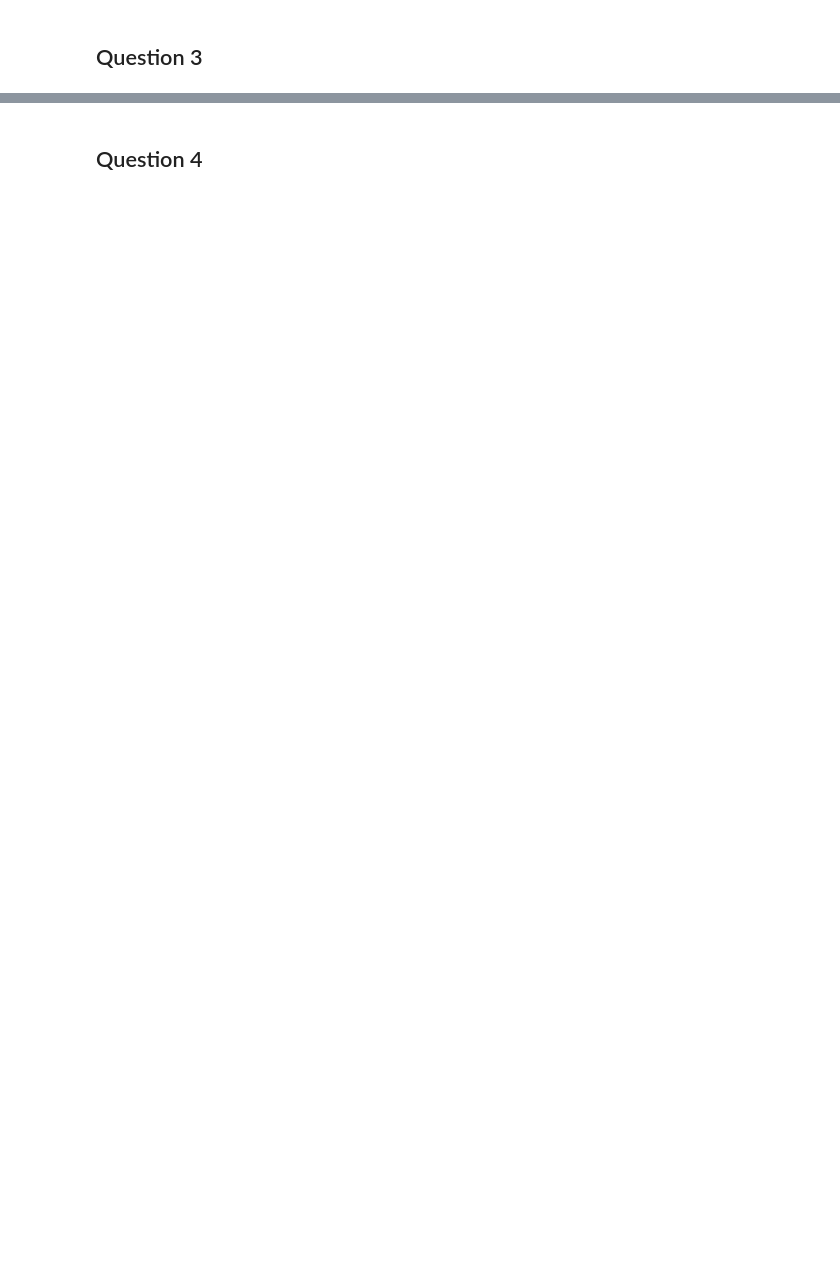
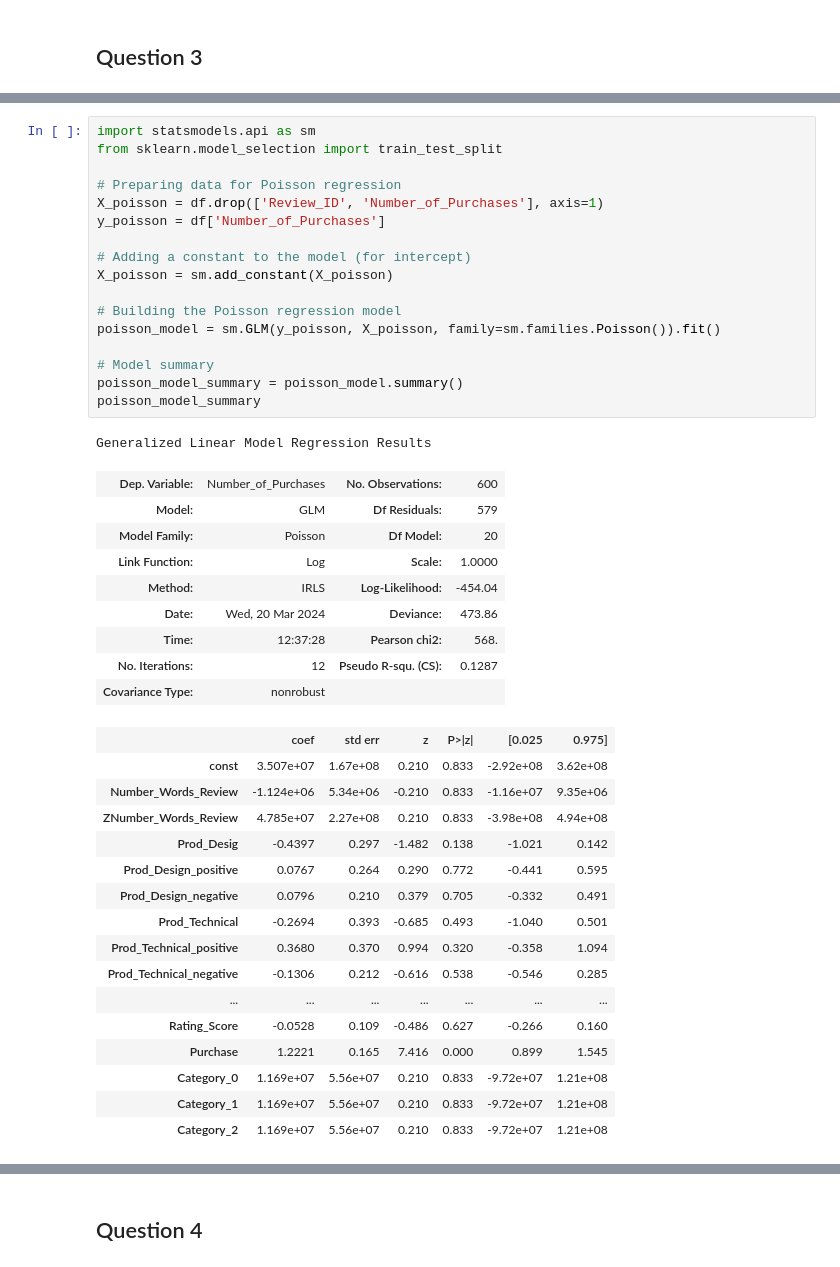
Before and after one commit to simoneassirelli/CMA_groupwork, a Jupyter notebook: notebook.ipynb, the cells around one changed output, grey strips where cells are left out. Saved outputs shown, nothing was run; the diff lists cells and outputs as text; blank space fills up the shorter version.

```diff
--- a/notebook.ipynb
+++ b/notebook.ipynb
@@ -177,0 +234,44 @@ Marketing Implications:
+# %%
+import statsmodels.api as sm
+from sklearn.model_selection import train_test_split
+
+# Preparing data for Poisson regression
+X_poisson = df.drop(['Review_ID', 'Number_of_Purchases'], axis=1)
+y_poisson = df['Number_of_Purchases']
+
+# Adding a constant to the model (for intercept)
+X_poisson = sm.add_constant(X_poisson)
+
+# Building the Poisson regression model
+poisson_model = sm.GLM(y_poisson, X_poisson, family=sm.families.Poisson()).fit()
+
+# Model summary
+poisson_model_summary = poisson_model.summary()
+poisson_model_summary
+# %% [output]
+Generalized Linear Model Regression Results
+| Dep. Variable: | Number_of_Purchases | No. Observations: | 600 |
+| Model: | GLM | Df Residuals: | 579 |
+| Model Family: | Poisson | Df Model: | 20 |
+| Link Function: | Log | Scale: | 1.0000 |
+| Method: | IRLS | Log-Likelihood: | -454.04 |
+| Date: | Wed, 20 Mar 2024 | Deviance: | 473.86 |
+| Time: | 12:37:28 | Pearson chi2: | 568. |
+| No. Iterations: | 12 | Pseudo R-squ. (CS): | 0.1287 |
+| Covariance Type: | nonrobust |  |  |
+|  | coef | std err | z | P>|z| | [0.025 | 0.975] |
+| const | 3.507e+07 | 1.67e+08 | 0.210 | 0.833 | -2.92e+08 | 3.62e+08 |
+| Number_Words_Review | -1.124e+06 | 5.34e+06 | -0.210 | 0.833 | -1.16e+07 | 9.35e+06 |
+| ZNumber_Words_Review | 4.785e+07 | 2.27e+08 | 0.210 | 0.833 | -3.98e+08 | 4.94e+08 |
+| Prod_Desig | -0.4397 | 0.297 | -1.482 | 0.138 | -1.021 | 0.142 |
+| Prod_Design_positive | 0.0767 | 0.264 | 0.290 | 0.772 | -0.441 | 0.595 |
+| Prod_Design_negative | 0.0796 | 0.210 | 0.379 | 0.705 | -0.332 | 0.491 |
+| Prod_Technical | -0.2694 | 0.393 | -0.685 | 0.493 | -1.040 | 0.501 |
+| Prod_Technical_positive | 0.3680 | 0.370 | 0.994 | 0.320 | -0.358 | 1.094 |
+| Prod_Technical_negative | -0.1306 | 0.212 | -0.616 | 0.538 | -0.546 | 0.285 |
+| ... | ... | ... | ... | ... | ... | ... |
+| Rating_Score | -0.0528 | 0.109 | -0.486 | 0.627 | -0.266 | 0.160 |
+| Purchase | 1.2221 | 0.165 | 7.416 | 0.000 | 0.899 | 1.545 |
+| Category_0 | 1.169e+07 | 5.56e+07 | 0.210 | 0.833 | -9.72e+07 | 1.21e+08 |
+| Category_1 | 1.169e+07 | 5.56e+07 | 0.210 | 0.833 | -9.72e+07 | 1.21e+08 |
+| Category_2 | 1.169e+07 | 5.56e+07 | 0.210 | 0.833 | -9.72e+07 | 1.21e+08 |
```
Also changed, not shown: parts of 5 cells of this notebook.
